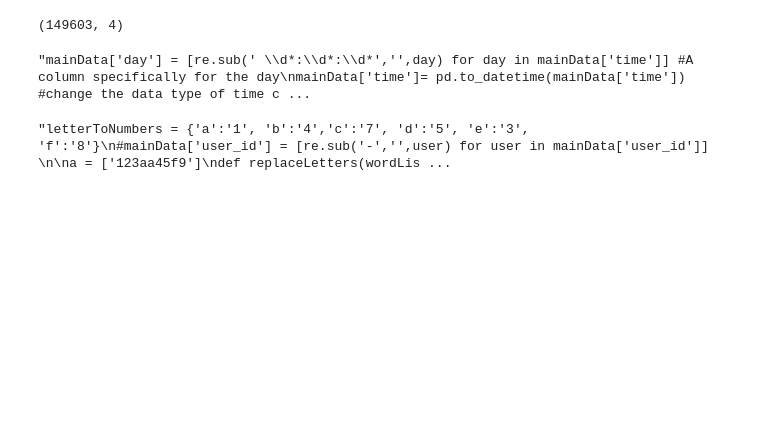
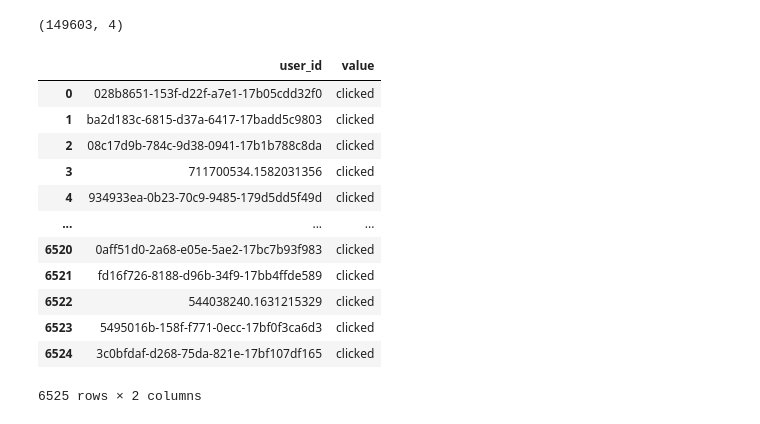
Before and after one commit to Astrobert0/case_study, a Jupyter notebook: Analisys.ipynb, the cells around one changed output. Drawn from its saved outputs; the diff is of its cells as text; code cells hidden in the pictures; blank space fills up the shorter version.

Commit message:
clicks counted for each group

```diff
--- a/Analisys.ipynb
+++ b/Analisys.ipynb
@@ -12,26 +12,28 @@ mainData.shape
 # %%
 password = getpass.getpass()
 
-engine = create_engine(f'mysql://root:{password}@localhost/casestudy') #create engine will create the dabase in your localhost
-#mainData.to_sql('dataset',con=engine,index=False,if_exists='append')
+engine = db.create_engine(f'mysql://root:{password}@localhost/casestudy') #create engine will create the dabase in your localhost
+mainData.to_sql('dataset',con=engine,index=False,if_exists='replace')
+connection = engine.connect()
+metadata = db.MetaData()
+dataset = db.Table('dataset', metadata, autoload=True,autoload_with=engine)
-# %%
-'''mainData['day'] = [re.sub(' \d*:\d*:\d*','',day) for day in mainData['time']] #A column specifically for the day
-mainData['time']= pd.to_datetime(mainData['time']) #change the data type of time column'''
-# %% [output]
-"mainData['day'] = [re.sub(' \\d*:\\d*:\\d*','',day) for day in mainData['time']] #A column specifically for the day\nmainData['time']= pd.to_datetime(mainData['time']) #change the data type of time c ...
-# %%
-'''letterToNumbers = {'a':'1', 'b':'4','c':'7', 'd':'5', 'e':'3', 'f':'8'}
-#mainData['user_id'] = [re.sub('-','',user) for user in mainData['user_id']]
-
-a = ['123aa45f9']
-def replaceLetters(wordList):
-    auxList = []
-    for word in wordList:
-        for letter, number in letterToNumbers.items():
-            word = word.replace(letter,number)
-        auxList.append(word)
-    return auxList
-mainData['user_id'] = replaceLetters(mainData['user_id'])
-        '''
-# %% [output]
-"letterToNumbers = {'a':'1', 'b':'4','c':'7', 'd':'5', 'e':'3', 'f':'8'}\n#mainData['user_id'] = [re.sub('-','',user) for user in mainData['user_id']] \n\na = ['123aa45f9']\ndef replaceLetters(wordLis ...
+# %%
+query = db.select([dataset.c.user_id, dataset.c.value]).where(dataset.c.value == 'clicked').group_by(dataset.c.user_id)
+proxyResult= connection.execute(query)
+resultSet = proxyResult.fetchall()
+usersClicked = pd.DataFrame(resultSet, columns=['user_id','value'])
+usersClicked
+# %% [output]
+|  | user_id | value |
+| 0 | 028b8651-153f-d22f-a7e1-17b05cdd32f0 | clicked |
+| 1 | ba2d183c-6815-d37a-6417-17badd5c9803 | clicked |
+| 2 | 08c17d9b-784c-9d38-0941-17b1b788c8da | clicked |
+| 3 | 711700534.1582031356 | clicked |
+| 4 | 934933ea-0b23-70c9-9485-179d5dd5f49d | clicked |
+| ... | ... | ... |
+| 6520 | 0aff51d0-2a68-e05e-5ae2-17bc7b93f983 | clicked |
+| 6521 | fd16f726-8188-d96b-34f9-17bb4ffde589 | clicked |
+| 6522 | 544038240.1631215329 | clicked |
+| 6523 | 5495016b-158f-f771-0ecc-17bf0f3ca6d3 | clicked |
+| 6524 | 3c0bfdaf-d268-75da-821e-17bf107df165 | clicked |
+6525 rows × 2 columns
```
Also changed, not shown: parts of 8 cells of this notebook.
